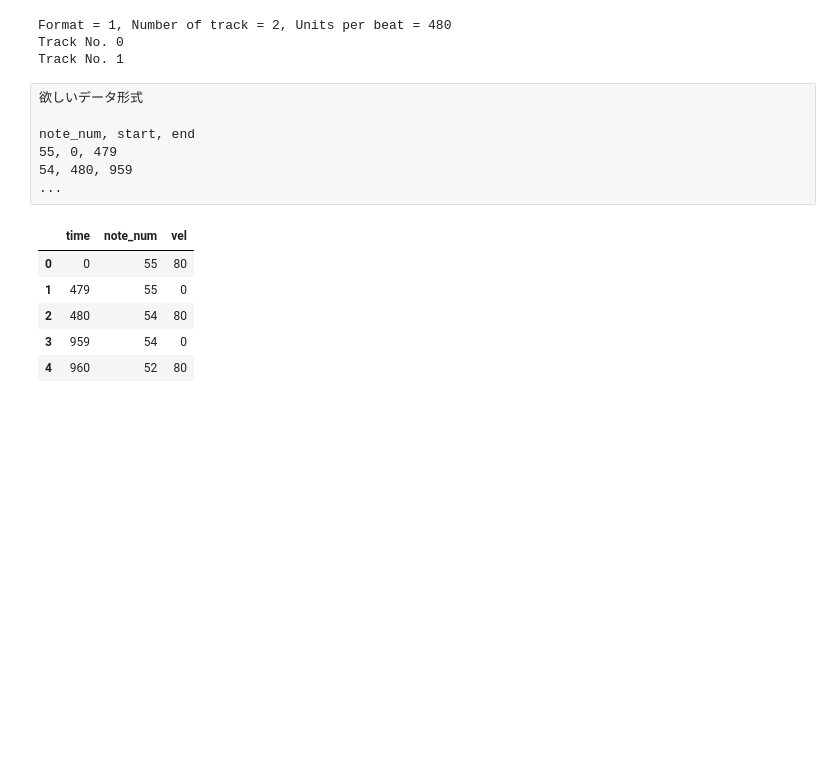
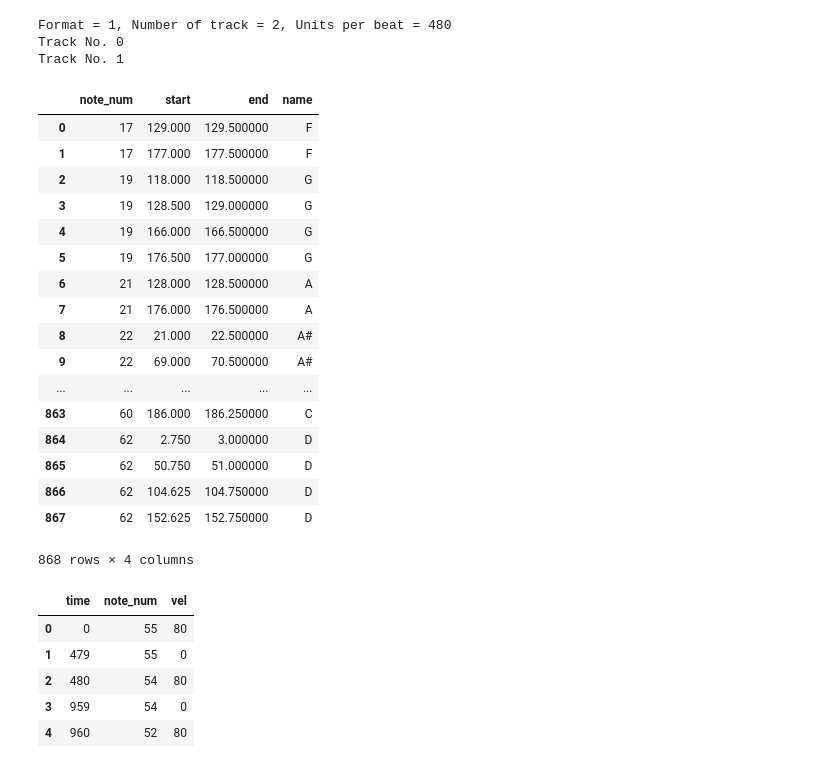
Before and after one commit to sw1227/midi, a Jupyter notebook: parser/parse_midi.ipynb, the cells around one changed output. Saved outputs shown, nothing was run; the diff lists cells and outputs as text; code cells hidden in the pictures; blank space fills up the shorter version.

```diff
--- a/parser/parse_midi.ipynb
+++ b/parser/parse_midi.ipynb
@@ -296,0 +287,5 @@ Format = 1, Number of track = 5, Units per beat = 480
+# %%
+def num_to_name(note_num):
+    """ ノートNo. (21 - 108)を音名に変換 """
+    names = ["C", "C#", "D", "D#", "E", "F", "F#", "G", "G#", "A", "A#", "B"]
+    return names[note_num % 12]
@@ -315,25 +330,39 @@ for track_id, track in enumerate(midi.tracks):
     note_list = []
     for note_num, l in enumerate(notes):
         for n in l:
-            note_list.append([note_num, n[0], n[1]])
-    df = pd.DataFrame(note_list, columns=["note_num", "start", "end"])
+            note_list.append([note_num, n[0], n[1], num_to_name(note_num)])
+    df = pd.DataFrame(note_list, columns=["note_num", "start", "end", "name"])
     df["end"] = df["end"]+1
 
     df["start"] = 1.0 * df["start"] / midi.time_unit
     df["end"] = 1.0 * df["end"] / midi.time_unit
 
-    df.to_csv("../visualization/csv/aria_{}.csv".format(track_id), index=False)
+    df.to_csv("../visualization/csv/{0}_{1}.csv".format(midi_path.split("/")[-1].split(".")[0], track_id), index=False)
 # %% [output]
 Format = 1, Number of track = 2, Units per beat = 480
 Track No. 0
 Track No. 1
-# %% [raw]
-欲しいデータ形式
-
-note_num, start, end
-55, 0, 479
-54, 480, 959
-...
+# %%
+df
+# %% [output]
+|  | note_num | start | end | name |
+| 0 | 17 | 129.000 | 129.500000 | F |
+| 1 | 17 | 177.000 | 177.500000 | F |
+| 2 | 19 | 118.000 | 118.500000 | G |
+| 3 | 19 | 128.500 | 129.000000 | G |
+| 4 | 19 | 166.000 | 166.500000 | G |
+| 5 | 19 | 176.500 | 177.000000 | G |
+| 6 | 21 | 128.000 | 128.500000 | A |
+| 7 | 21 | 176.000 | 176.500000 | A |
+| 8 | 22 | 21.000 | 22.500000 | A# |
+| 9 | 22 | 69.000 | 70.500000 | A# |
+| ... | ... | ... | ... | ... |
+| 863 | 60 | 186.000 | 186.250000 | C |
+| 864 | 62 | 2.750 | 3.000000 | D |
+| 865 | 62 | 50.750 | 51.000000 | D |
+| 866 | 62 | 104.625 | 104.750000 | D |
+| 867 | 62 | 152.625 | 152.750000 | D |
+868 rows × 4 columns
 # %%
 midi.tracks[0].notes.head()
 # %% [output]
```
Also changed, not shown: parts of 5 cells of this notebook, 2 other files.
